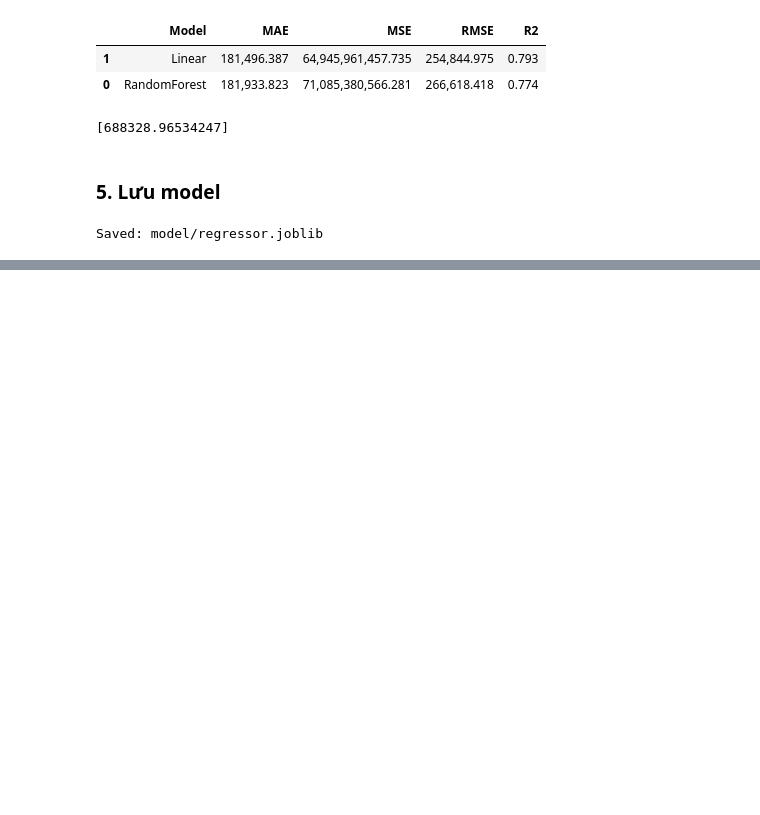
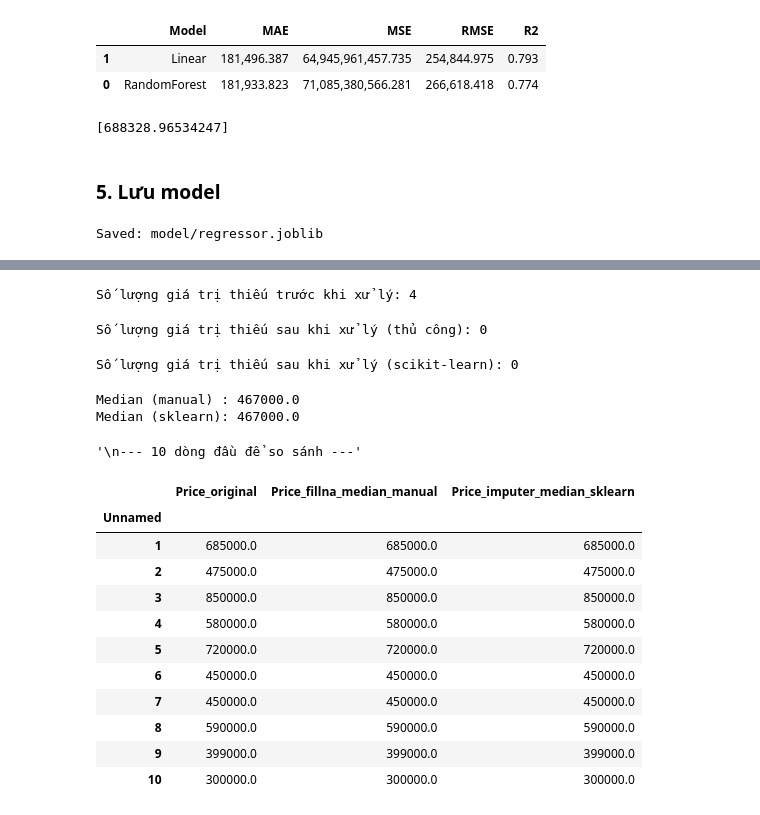
Before and after one commit to aquattda/ML_04, a Jupyter notebook: ML/Supervised/Regression/regression.ipynb, the cells around one changed output, grey strips where cells are left out. Cells and saved outputs as stored; diff of their text form; code cells hidden in the pictures; blank space fills up the shorter version.

```diff
--- a/ML/Supervised/Regression/regression.ipynb
+++ b/ML/Supervised/Regression/regression.ipynb
@@ -392,0 +448,61 @@ Saved: model/regressor.joblib
+# %%
+# Đảm bảo cột Price là số (nếu có ký tự lạ sẽ bị chuyển thành NaN và sẽ được impute)
+housing_price_df['Price'] = pd.to_numeric(housing_price_df['Price'], errors='coerce')
+# Lưu bản gốc để so sánh
+price_original = housing_price_df['Price'].copy()
+print("Số lượng giá trị thiếu trước khi xử lý:", price_original.isna().sum())
+# %% [output]
+Số lượng giá trị thiếu trước khi xử lý: 4
+# %%
+# 2) Phương pháp thủ công: median + fillna (chuẩn Pandas)
+# ======================================================
+median_manual = price_original.median(skipna=True)
+price_manual = price_original.fillna(median_manual)
+print("Số lượng giá trị thiếu sau khi xử lý (thủ công):", price_manual.isna().sum())
+# %% [output]
+Số lượng giá trị thiếu sau khi xử lý (thủ công): 0
+# %%
+# 3) Phương pháp chuẩn scikit-learn: SimpleImputer(median)
+# =======================================================
+imputer = SimpleImputer(strategy='median')
+price_imputed_array = imputer.fit_transform(housing_price_df[['Price']])
+# Gán lại thành Series để so sánh dễ
+price_sklearn = pd.Series(price_imputed_array.ravel(), index=housing_price_df.index, name='Price')
+print("Số lượng giá trị thiếu sau khi xử lý (scikit-learn):", price_sklearn.isna().sum())
+# %% [output]
+Số lượng giá trị thiếu sau khi xử lý (scikit-learn): 0
+# %%
+# 4) So sánh 2 phương pháp
+# ===========================
+median_sklearn = float(imputer.statistics_[0])  # median mà SimpleImputer học được
+print("Median (manual) :", median_manual)
+print("Median (sklearn):", median_sklearn)
+# %% [output]
+Median (manual) : 467000.0
+Median (sklearn): 467000.0
+# %%
+# 5) Hiển thị một phần DataFrame để quan sát
+# ==========================================
+# Ghép 3 cột: gốc / thủ công / sklearn để so sánh trực quan
+compare_df = pd.DataFrame({
+    'Price_original': price_original,
+    'Price_fillna_median_manual': price_manual,
+    'Price_imputer_median_sklearn': price_sklearn
+})
+# %%
+display("\n--- 10 dòng đầu để so sánh ---")
+display(compare_df.head(10))
+# %% [output]
+'\n--- 10 dòng đầu để so sánh ---'
+|  | Price_original | Price_fillna_median_manual | Price_imputer_median_sklearn |
+| Unnamed |  |  |  |
+| 1 | 685000.0 | 685000.0 | 685000.0 |
+| 2 | 475000.0 | 475000.0 | 475000.0 |
+| 3 | 850000.0 | 850000.0 | 850000.0 |
+| 4 | 580000.0 | 580000.0 | 580000.0 |
+| 5 | 720000.0 | 720000.0 | 720000.0 |
+| 6 | 450000.0 | 450000.0 | 450000.0 |
+| 7 | 450000.0 | 450000.0 | 450000.0 |
+| 8 | 590000.0 | 590000.0 | 590000.0 |
+| 9 | 399000.0 | 399000.0 | 399000.0 |
+| 10 | 300000.0 | 300000.0 | 300000.0 |
```
Also changed, not shown: parts of 6 cells of this notebook, 1 other file.
